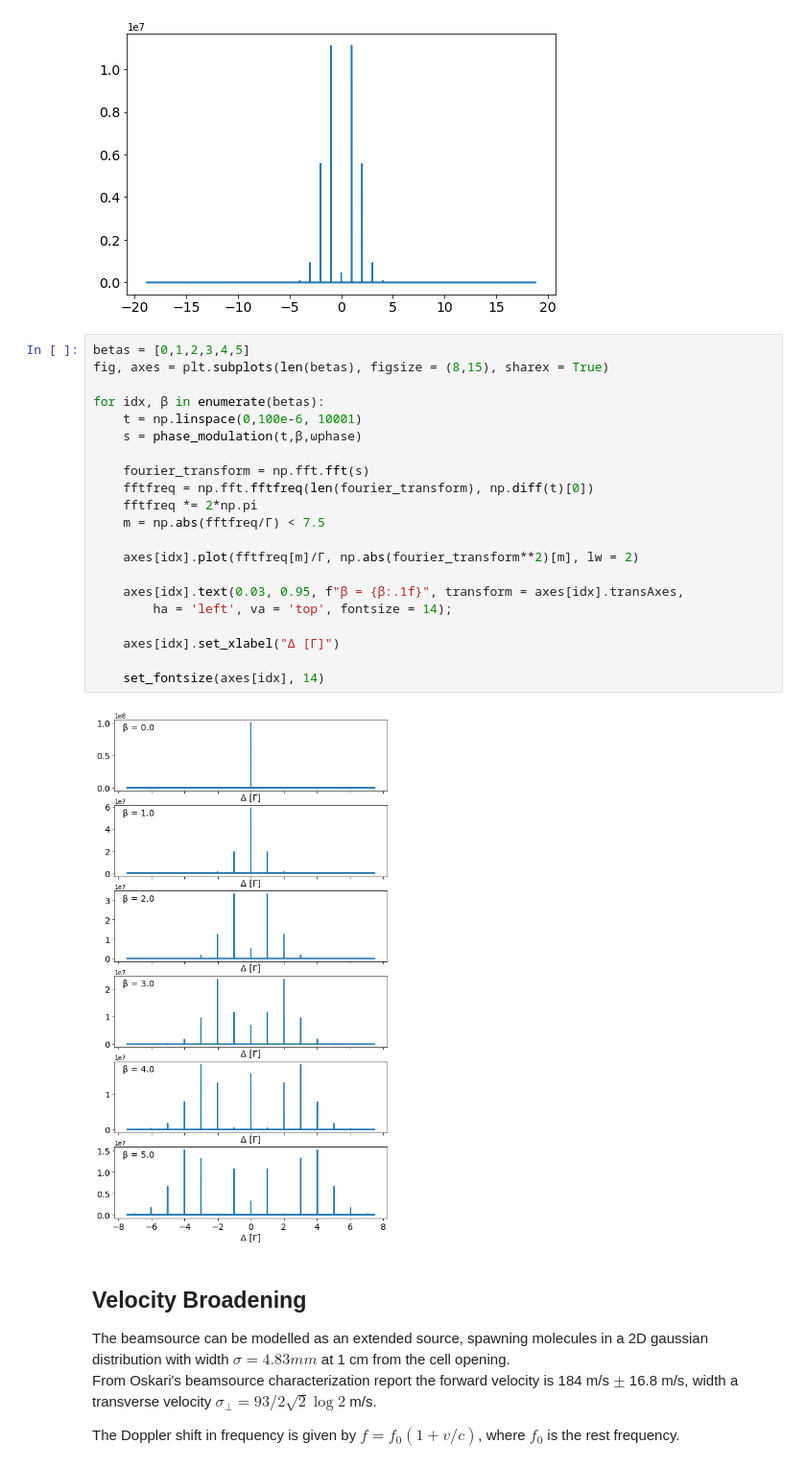
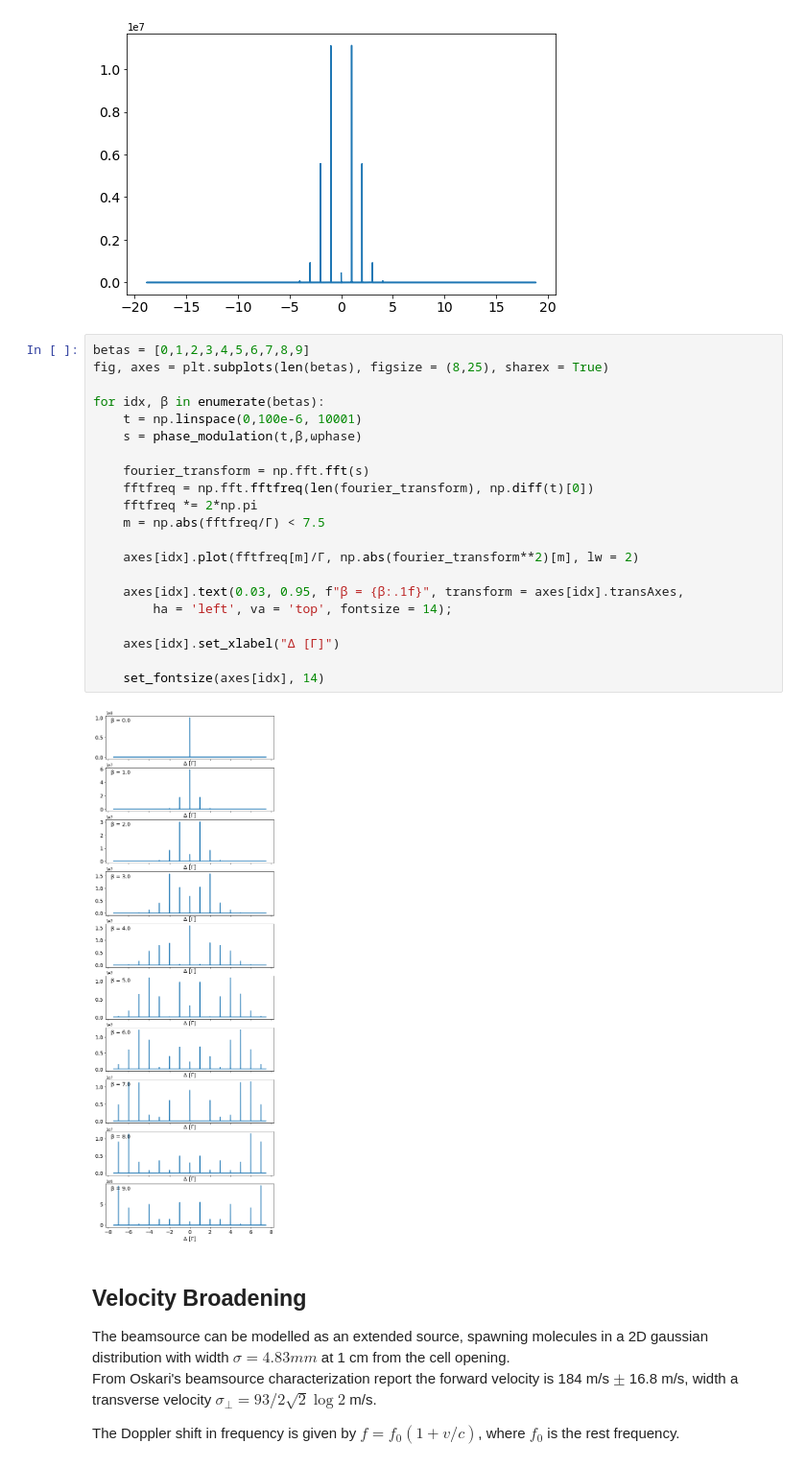
Before and after one commit to ograsdijk/optical-bloch, a Jupyter notebook: Velocity Broadening with Multipass + no apertures + phase modulation.ipynb, the cells around one changed output. Shown at 96% size. Drawn from its saved outputs; the diff is of its cells as text.

```diff
--- a/Velocity Broadening with Multipass + no apertures + phase modulation.ipynb
+++ b/Velocity Broadening with Multipass + no apertures + phase modulation.ipynb
@@ -44,28 +44,28 @@ set_fontsize(ax, 14)
 # %% [output]
 [figure]
 # %%
-betas = [0,1,2,3,4,5]
-fig, axes = plt.subplots(len(betas), figsize = (8,15), sharex = True)
+betas = [0,1,2,3,4,5,6,7,8,9]
+fig, axes = plt.subplots(len(betas), figsize = (8,25), sharex = True)
 
 for idx, β in enumerate(betas):
     t = np.linspace(0,100e-6, 10001)
     s = phase_modulation(t,β,ωphase)
 
     fourier_transform = np.fft.fft(s)
     fftfreq = np.fft.fftfreq(len(fourier_transform), np.diff(t)[0])
     fftfreq *= 2*np.pi
     m = np.abs(fftfreq/Γ) < 7.5
 
     axes[idx].plot(fftfreq[m]/Γ, np.abs(fourier_transform**2)[m], lw = 2)
 
     axes[idx].text(0.03, 0.95, f"β = {β:.1f}", transform = axes[idx].transAxes,
         ha = 'left', va = 'top', fontsize = 14);
 
     axes[idx].set_xlabel("Δ [Γ]")
 
     set_fontsize(axes[idx], 14)
 # %% [output]
-[figure, old version]
+[figure, new version]
 # %% [markdown]
 ## Velocity Broadening
 The beamsource can be modelled as an extended source, spawning molecules in a 2D gaussian distribution with width $\sigma = 4.83 mm$ at 1 cm from the cell opening.
```
Also changed, not shown: parts of 16 cells of this notebook.
